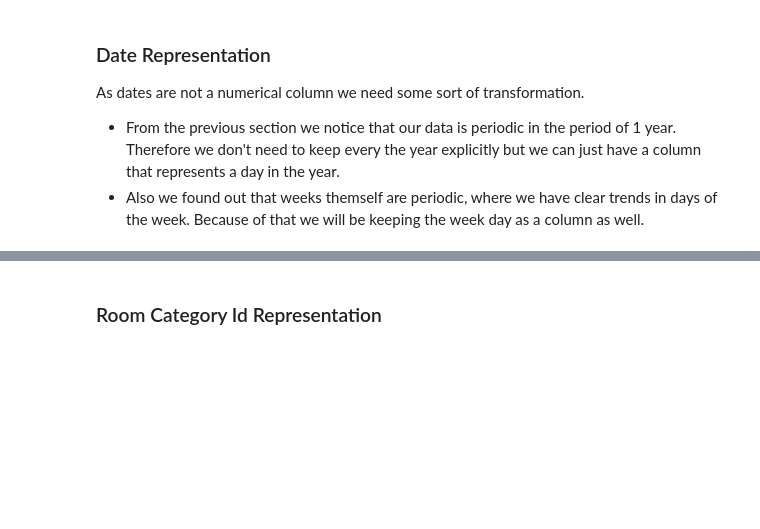
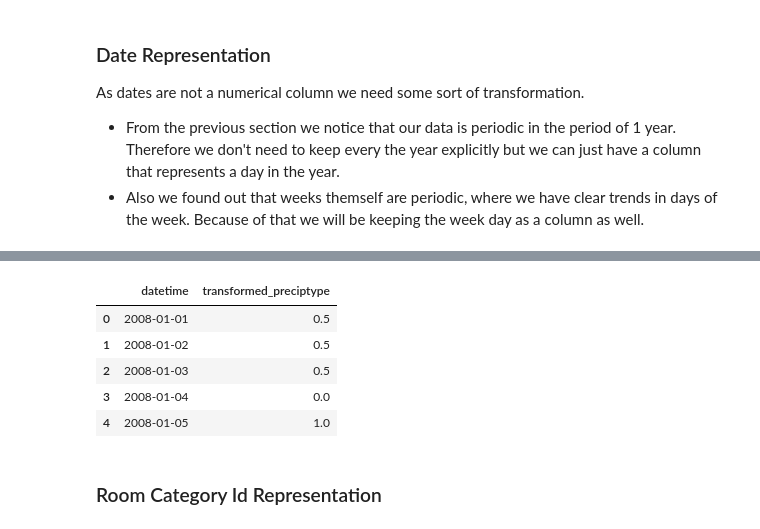
Before and after one commit to usernamenenad/Lumen, a Jupyter notebook: src/borisDataset.ipynb, the cells around one changed output, grey strips where cells are left out. Cells and saved outputs as stored; diff of their text form; code cells hidden in the pictures; blank space fills up the shorter version.

```diff
--- a/src/borisDataset.ipynb
+++ b/src/borisDataset.ipynb
@@ -318,0 +337,10 @@ print(new_dataset.head(n=20))
+# %%
+weather = pd.read_csv("weather/new_weather.csv")
+weather.head()
+# %% [output]
+|  | datetime | transformed_preciptype |
+| 0 | 2008-01-01 | 0.5 |
+| 1 | 2008-01-02 | 0.5 |
+| 2 | 2008-01-03 | 0.5 |
+| 3 | 2008-01-04 | 0.0 |
+| 4 | 2008-01-05 | 1.0 |
```
Also changed, not shown: parts of 14 cells of this notebook, 2 other files.
